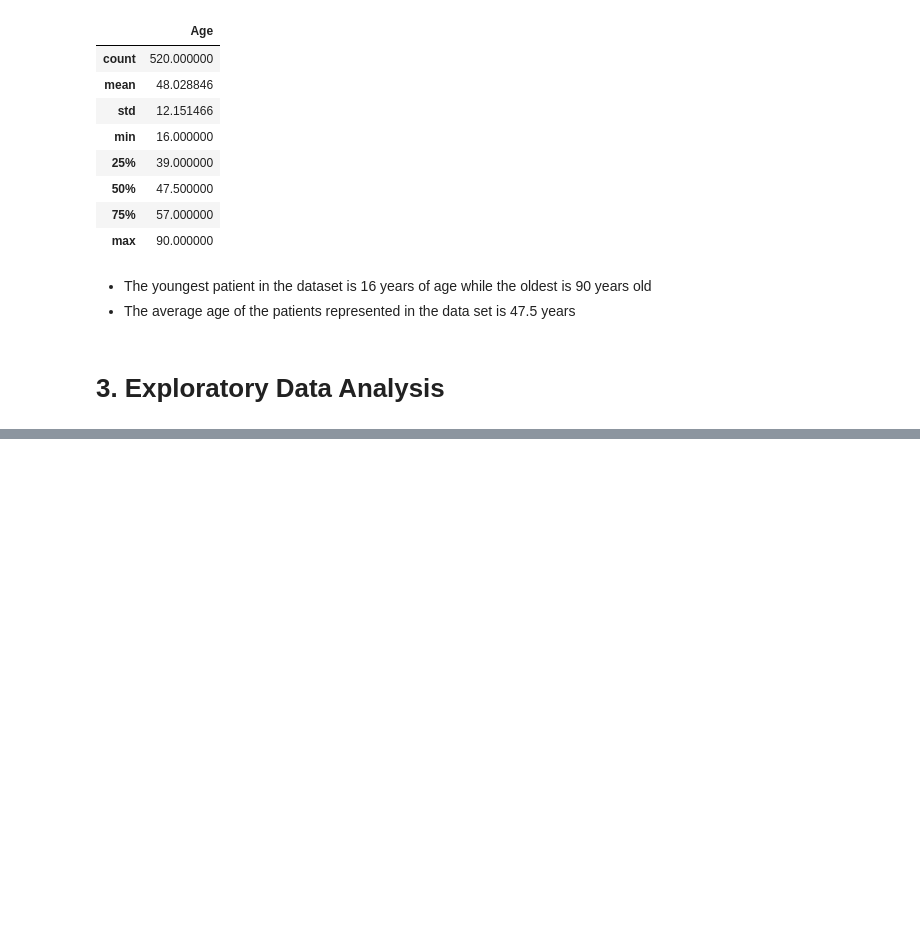
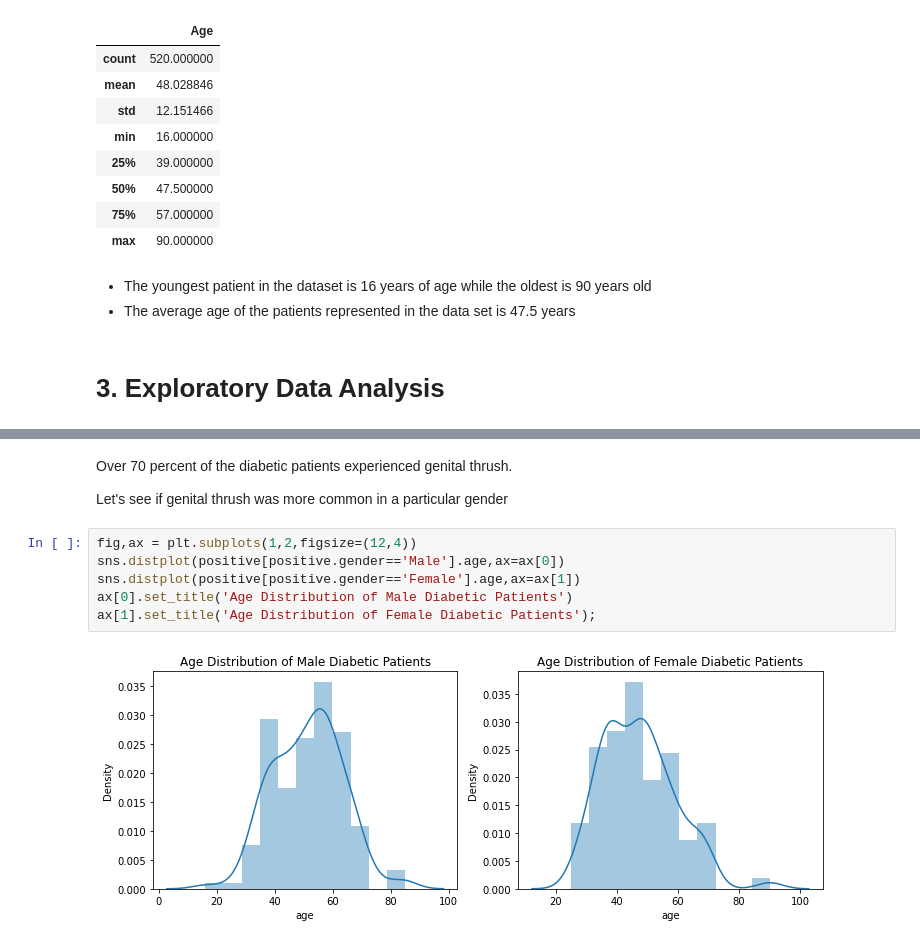
Before and after one commit to hassan-ademola/diabetes_prevention, a Jupyter notebook: diabetes_prevention.ipynb, the cells around one changed output, grey strips where cells are left out. Drawn from its saved outputs; the diff is of its cells as text; blank space fills up the shorter version.

```diff
--- a/diabetes_prevention.ipynb
+++ b/diabetes_prevention.ipynb
@@ -67,0 +92,12 @@ df.describe()
+# %% [markdown]
+Over 70 percent of the diabetic patients experienced genital thrush.
+
+Let's see if genital thrush was more common in a particular gender
+# %%
+fig,ax = plt.subplots(1,2,figsize=(12,4))
+sns.distplot(positive[positive.gender=='Male'].age,ax=ax[0])
+sns.distplot(positive[positive.gender=='Female'].age,ax=ax[1])
+ax[0].set_title('Age Distribution of Male Diabetic Patients')
+ax[1].set_title('Age Distribution of Female Diabetic Patients');
+# %% [output]
+[figure, added]
```
Also changed, not shown: parts of 61 cells of this notebook.
